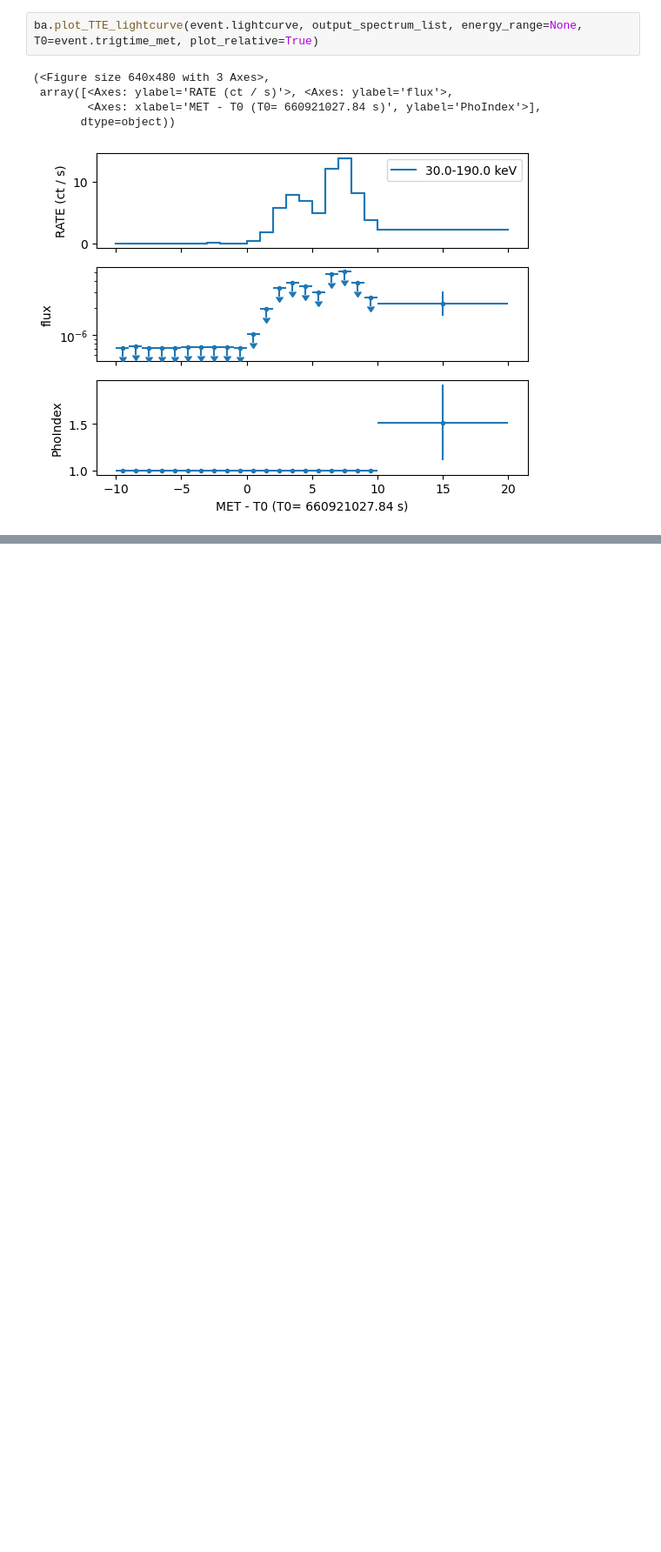
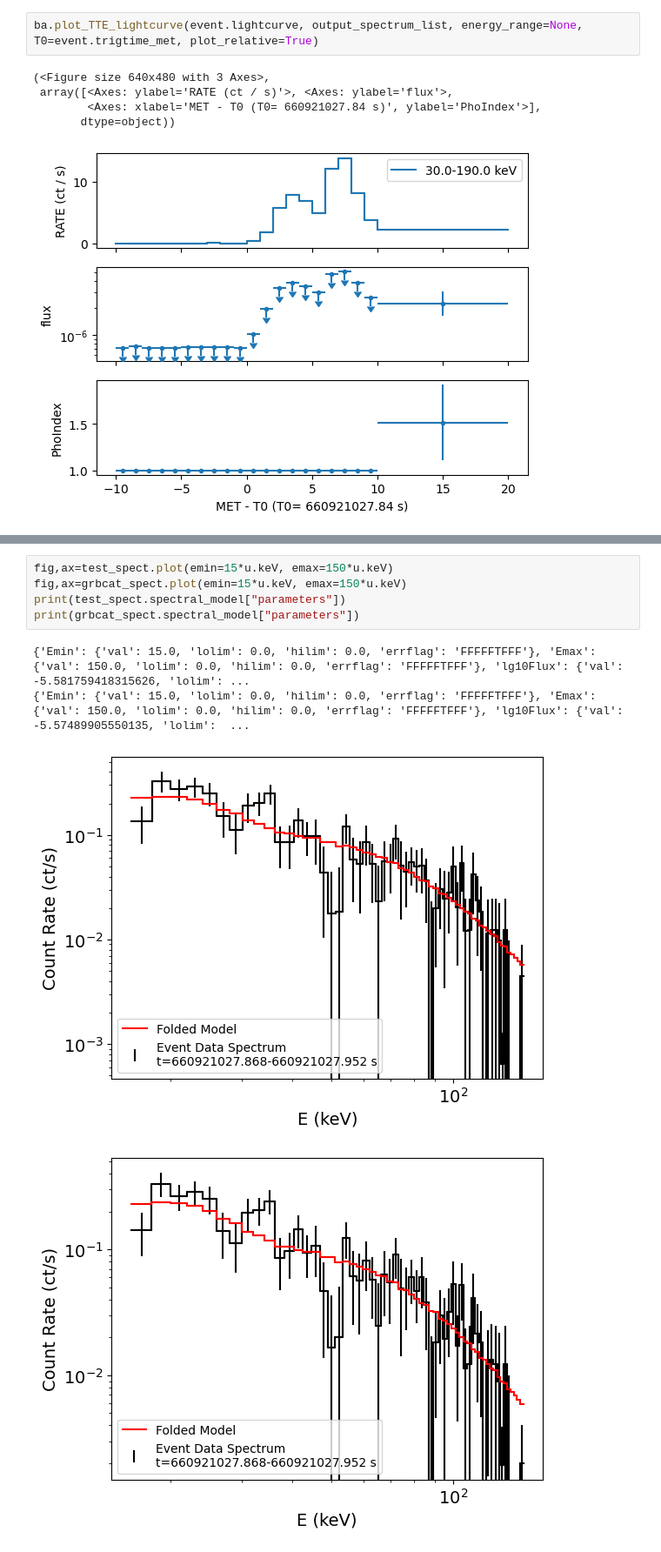
Before and after one commit to parsotat/BatAnalysis, a Jupyter notebook: notebooks/Example_TTE_data_analysis.ipynb, the cells around one changed output, grey strips where cells are left out. Shown at 87% size. Saved outputs shown, nothing was run; the diff lists cells and outputs as text; blank space fills up the shorter version.

```diff
--- a/notebooks/Example_TTE_data_analysis.ipynb
+++ b/notebooks/Example_TTE_data_analysis.ipynb
@@ -759,0 +811,10 @@ Automatic pdb calling has been turned ON
+# %%
+fig,ax=test_spect.plot(emin=15*u.keV, emax=150*u.keV)
+fig,ax=grbcat_spect.plot(emin=15*u.keV, emax=150*u.keV)
+print(test_spect.spectral_model["parameters"])
+print(grbcat_spect.spectral_model["parameters"])
+# %% [output]
+{'Emin': {'val': 15.0, 'lolim': 0.0, 'hilim': 0.0, 'errflag': 'FFFFFTFFF'}, 'Emax': {'val': 150.0, 'lolim': 0.0, 'hilim': 0.0, 'errflag': 'FFFFFTFFF'}, 'lg10Flux': {'val': -5.581759418315626, 'lolim': ...
+{'Emin': {'val': 15.0, 'lolim': 0.0, 'hilim': 0.0, 'errflag': 'FFFFFTFFF'}, 'Emax': {'val': 150.0, 'lolim': 0.0, 'hilim': 0.0, 'errflag': 'FFFFFTFFF'}, 'lg10Flux': {'val': -5.57489905550135, 'lolim':  ...
+[figure, added]
+[figure, added]
```
Also changed, not shown: parts of 9 cells of this notebook.
